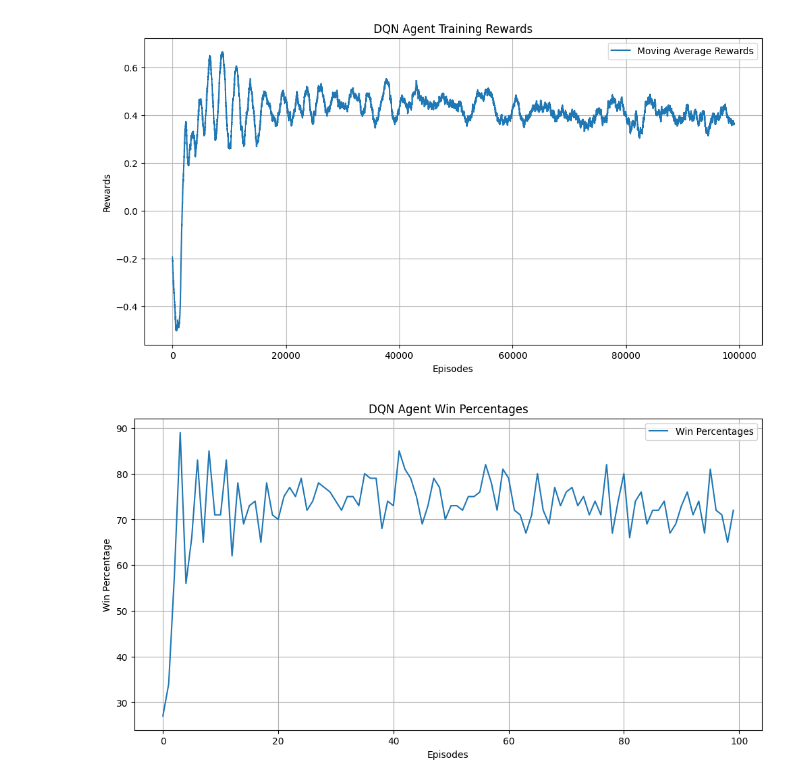
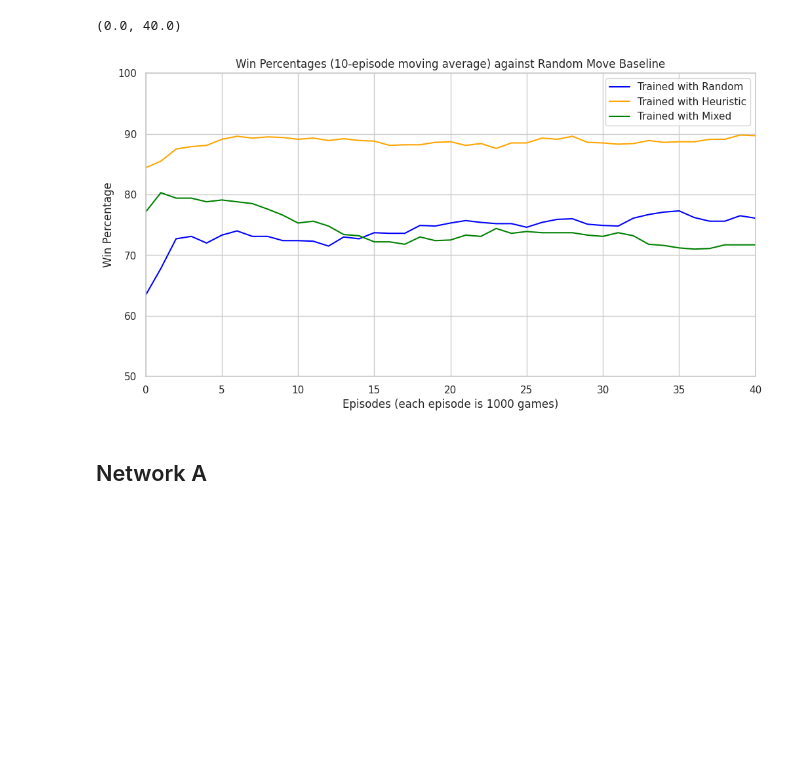
Before and after one commit to Lakshita110/reinforcement-learning, a Jupyter notebook: final_project/plots.ipynb, the cells around one changed output. Cells and saved outputs as stored; diff of their text form; code cells hidden in the pictures; blank space fills up the shorter version.

Commit message:
Add testing notebook and training result files for Connect Four agents

```diff
--- a/final_project/plots.ipynb
+++ b/final_project/plots.ipynb
@@ -3,32 +3,37 @@ import numpy as np
 import matplotlib.pyplot as plt
 %matplotlib inline
 import seaborn as sns
-# %%
-# Load the results
-data = np.load("training_results_random_random.npz")
-rewards = data["rewards"]
-win_percentages = data["win_percentages"]
-
-# Plot the rewards as a moving average
-window_size = 1000
-moving_avg_rewards = np.convolve(rewards, np.ones(window_size) / window_size, mode="valid")
-plt.figure(figsize=(12, 6))
-plt.plot(moving_avg_rewards, label="Moving Average Rewards")
-plt.xlabel("Episodes")
-plt.ylabel("Rewards")
-plt.title("DQN Agent Training Rewards")
-plt.legend()
-plt.grid(True)
-plt.show()
-# Plot the win percentages
-plt.figure(figsize=(12, 6))
-plt.plot(win_percentages, label="Win Percentages")
-plt.xlabel("Episodes")
-plt.ylabel("Win Percentage")
-plt.title("DQN Agent Win Percentages")
-plt.legend()
-plt.grid(True)
-plt.show()
-# %% [output]
-[figure, removed]
-[figure, removed]
+# %%
+# Load the results
+data = np.load("training_results_random_random.npz")
+random_random_win_percentages = data["win_percentages"][0:50]
+
+data = np.load("training_results_heuristic_random.npz")
+heuristic_random_win_percentages = data["win_percentages"][0:50]
+
+data=np.load("training_results_mixed_random.npz")
+mixed_random_win_percentages = data["win_percentages"]
+
+# Plot the win percentages as a moving average
+sns.set(style="whitegrid")
+def moving_average(data, window_size):
+    return np.convolve(data, np.ones(window_size) / window_size, mode='valid')
+window_size = 10
+random_random_moving_avg = moving_average(random_random_win_percentages, window_size)
+heuristic_random_moving_avg = moving_average(heuristic_random_win_percentages, window_size)
+mixed_random_moving_avg = moving_average(mixed_random_win_percentages, window_size)
+plt.figure(figsize=(12, 6))
+plt.plot(random_random_moving_avg, label='Trained with Random', color='blue')
+plt.plot(heuristic_random_moving_avg, label='Trained with Heuristic', color='orange')
+plt.plot(mixed_random_moving_avg, label='Trained with Mixed', color='green')
+plt.title('Win Percentages (10-episode moving average) against Random Move Baseline')
+plt.xlabel('Episodes (each episode is 1000 games)')
+plt.ylabel('Win Percentage')
+plt.legend()
+plt.ylim(50,100)
+plt.xlim(0, 40)
+# %% [output]
+(0.0, 40.0)
+[figure, added]
+# %% [markdown]
+## Network A
```
Also changed, not shown: parts of 1 cell of this notebook, 8 other files.
